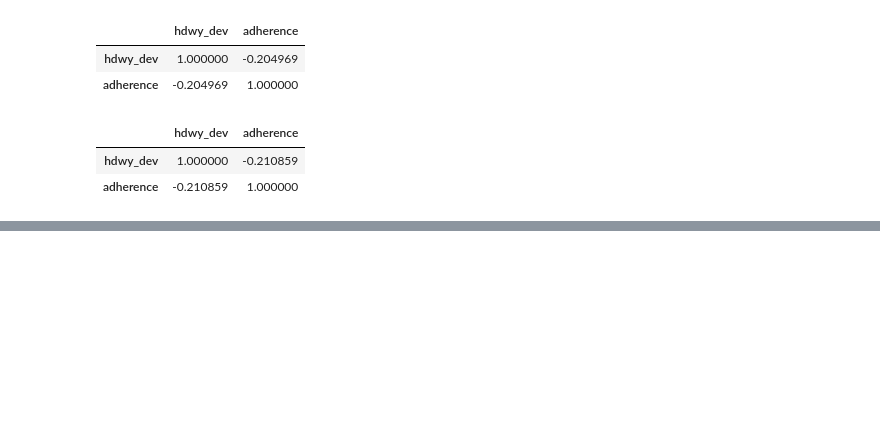
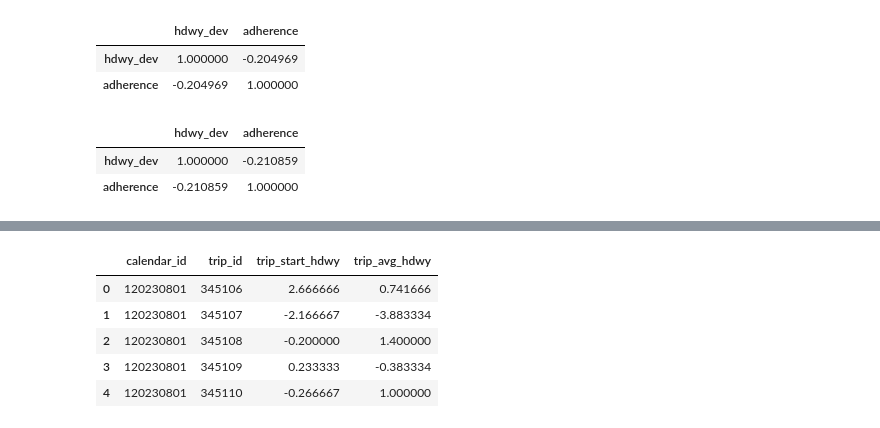
Before and after one commit to NSS-Data-Analytics-Cohort-12/wego-python-da12-python-spice-lattes, a Jupyter notebook: notebooks/WeGo.ipynb, the cells around one changed output, grey strips where cells are left out. Drawn from its saved outputs; the diff is of its cells as text; code cells hidden in the pictures; blank space fills up the shorter version.

```diff
--- a/notebooks/WeGo.ipynb
+++ b/notebooks/WeGo.ipynb
@@ -417,0 +496,11 @@ to_downtown.corr(numeric_only=True)
+# %%
+q6_columns = ['calendar_id', 'trip_id', 'trip_start_hdwy', 'trip_avg_hdwy']
+clean_trip_merge = trip_merge[['calendar_id', 'trip_id', 'trip_start_hdwy', 'trip_avg_hdwy']]
+clean_trip_merge.head()
+# %% [output]
+|  | calendar_id | trip_id | trip_start_hdwy | trip_avg_hdwy |
+| 0 | 120230801 | 345106 | 2.666666 | 0.741666 |
+| 1 | 120230801 | 345107 | -2.166667 | -3.883334 |
+| 2 | 120230801 | 345108 | -0.200000 | 1.400000 |
+| 3 | 120230801 | 345109 | 0.233333 | -0.383334 |
+| 4 | 120230801 | 345110 | -0.266667 | 1.000000 |
```
Also changed, not shown: parts of 8 cells of this notebook, 1 other file.
